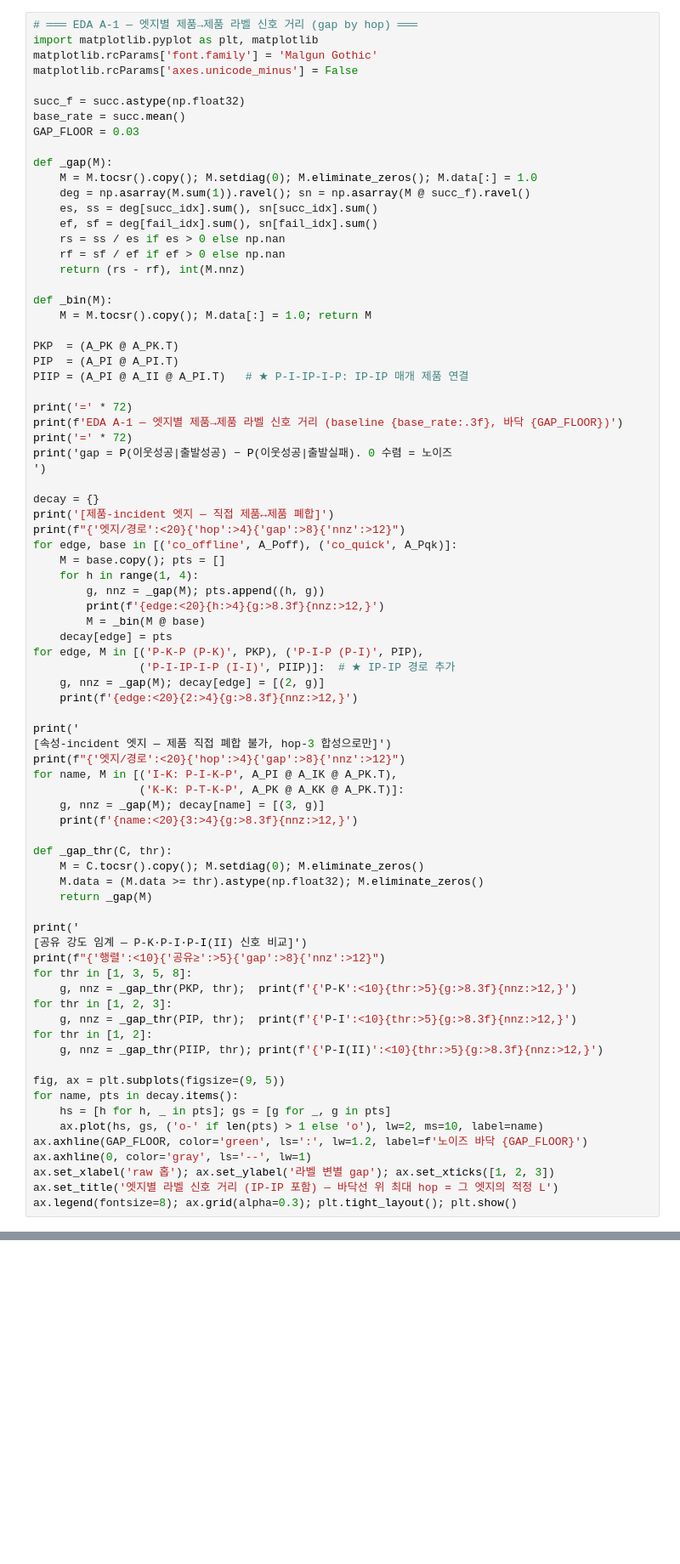
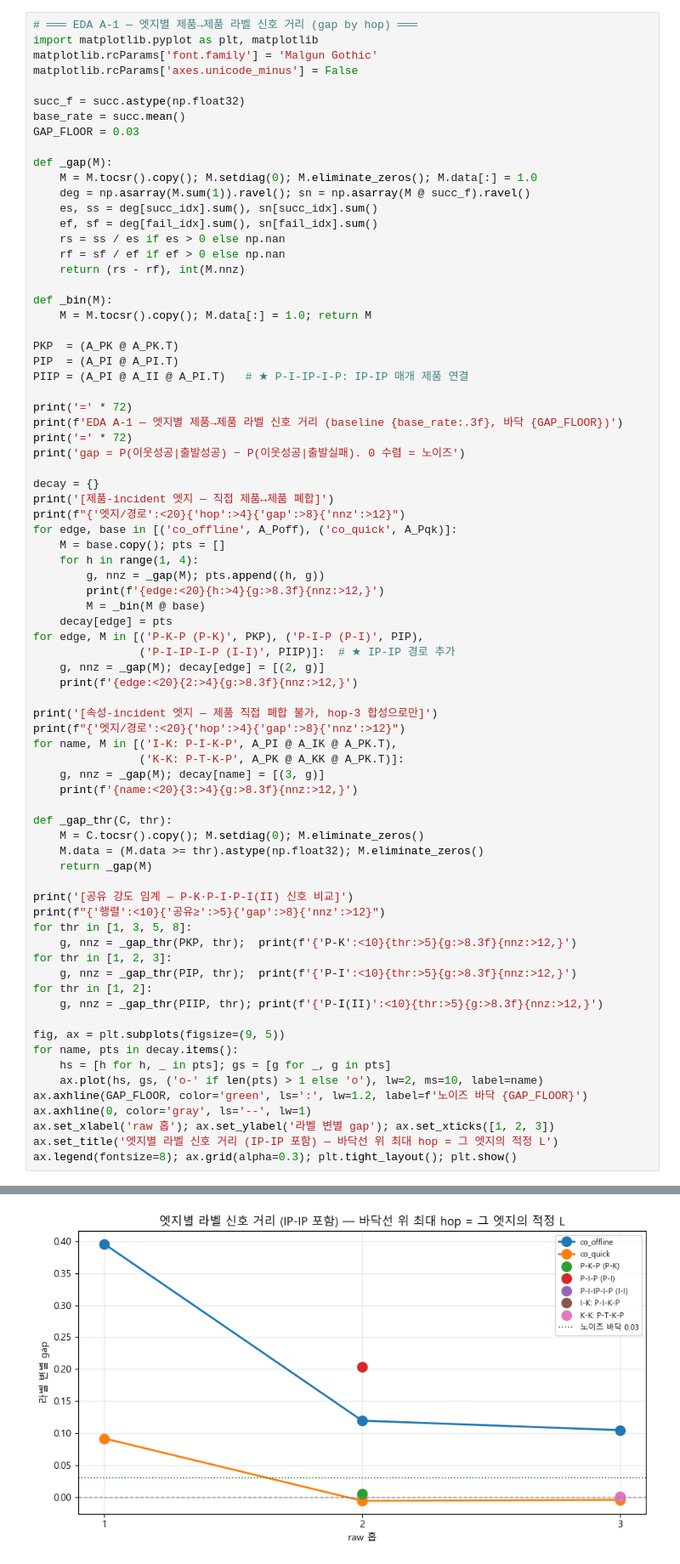
Before and after one commit to Song-exp/Seven-eleven, a Jupyter notebook: eda/notebooks/05_metapath_topology_eda.ipynb, the cells around one changed output, grey strips where cells are left out. Shown at 85% size. Saved outputs shown, nothing was run; the diff lists cells and outputs as text; blank space fills up the shorter version.

```diff
--- a/eda/notebooks/05_metapath_topology_eda.ipynb
+++ b/eda/notebooks/05_metapath_topology_eda.ipynb
@@ -476,8 +577,7 @@ PIIP = (A_PI @ A_II @ A_PI.T)   # ★ P-I-IP-I-P: IP-IP 매개 제품 연결
 print('=' * 72)
 print(f'EDA A-1 — 엣지별 제품→제품 라벨 신호 거리 (baseline {base_rate:.3f}, 바닥 {GAP_FLOOR})')
 print('=' * 72)
-print('gap = P(이웃성공|출발성공) − P(이웃성공|출발실패). 0 수렴 = 노이즈
-')
+print('gap = P(이웃성공|출발성공) − P(이웃성공|출발실패). 0 수렴 = 노이즈')
 
 decay = {}
 print('[제품-incident 엣지 — 직접 제품↔제품 폐합]')
@@ -494,8 +594,7 @@ for edge, M in [('P-K-P (P-K)', PKP), ('P-I-P (P-I)', PIP),
     g, nnz = _gap(M); decay[edge] = [(2, g)]
     print(f'{edge:<20}{2:>4}{g:>8.3f}{nnz:>12,}')
 
-print('
-[속성-incident 엣지 — 제품 직접 폐합 불가, hop-3 합성으로만]')
+print('[속성-incident 엣지 — 제품 직접 폐합 불가, hop-3 합성으로만]')
 print(f"{'엣지/경로':<20}{'hop':>4}{'gap':>8}{'nnz':>12}")
 for name, M in [('I-K: P-I-K-P', A_PI @ A_IK @ A_PK.T),
                 ('K-K: P-T-K-P', A_PK @ A_KK @ A_PK.T)]:
@@ -507,8 +606,7 @@ def _gap_thr(C, thr):
     M.data = (M.data >= thr).astype(np.float32); M.eliminate_zeros()
     return _gap(M)
 
-print('
-[공유 강도 임계 — P-K·P-I·P-I(II) 신호 비교]')
+print('[공유 강도 임계 — P-K·P-I·P-I(II) 신호 비교]')
 print(f"{'행렬':<10}{'공유≥':>5}{'gap':>8}{'nnz':>12}")
 for thr in [1, 3, 5, 8]:
     g, nnz = _gap_thr(PKP, thr);  print(f'{'P-K':<10}{thr:>5}{g:>8.3f}{nnz:>12,}')
@@ -526,3 +624,4 @@ ax.axhline(0, color='gray', ls='--', lw=1)
 ax.set_xlabel('raw 홉'); ax.set_ylabel('라벨 변별 gap'); ax.set_xticks([1, 2, 3])
 ax.set_title('엣지별 라벨 신호 거리 (IP-IP 포함) — 바닥선 위 최대 hop = 그 엣지의 적정 L')
 ax.legend(fontsize=8); ax.grid(alpha=0.3); plt.tight_layout(); plt.show()
+# %% [output]
@@ -529,3 +645,4 @@ ax.legend(fontsize=8); ax.grid(alpha=0.3); plt.tight_layout(); plt.show()
+[figure, added]
 # %%
 # ═══ EDA A-2 — I-K·K-K·I-I ablation + 엣지별 L 결정표 ═══
 import warnings
```
Also changed, not shown: parts of 14 cells of this notebook, 24 other files.
